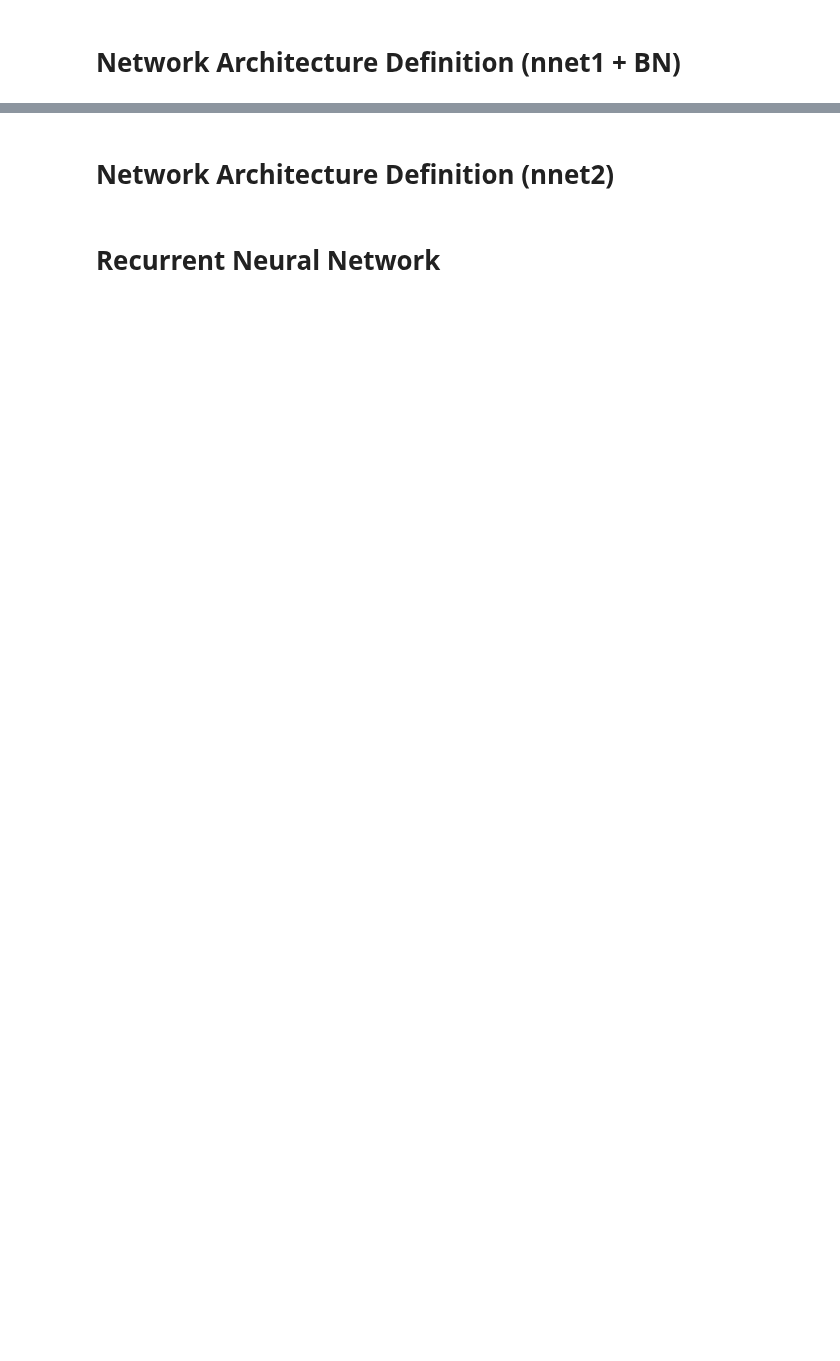
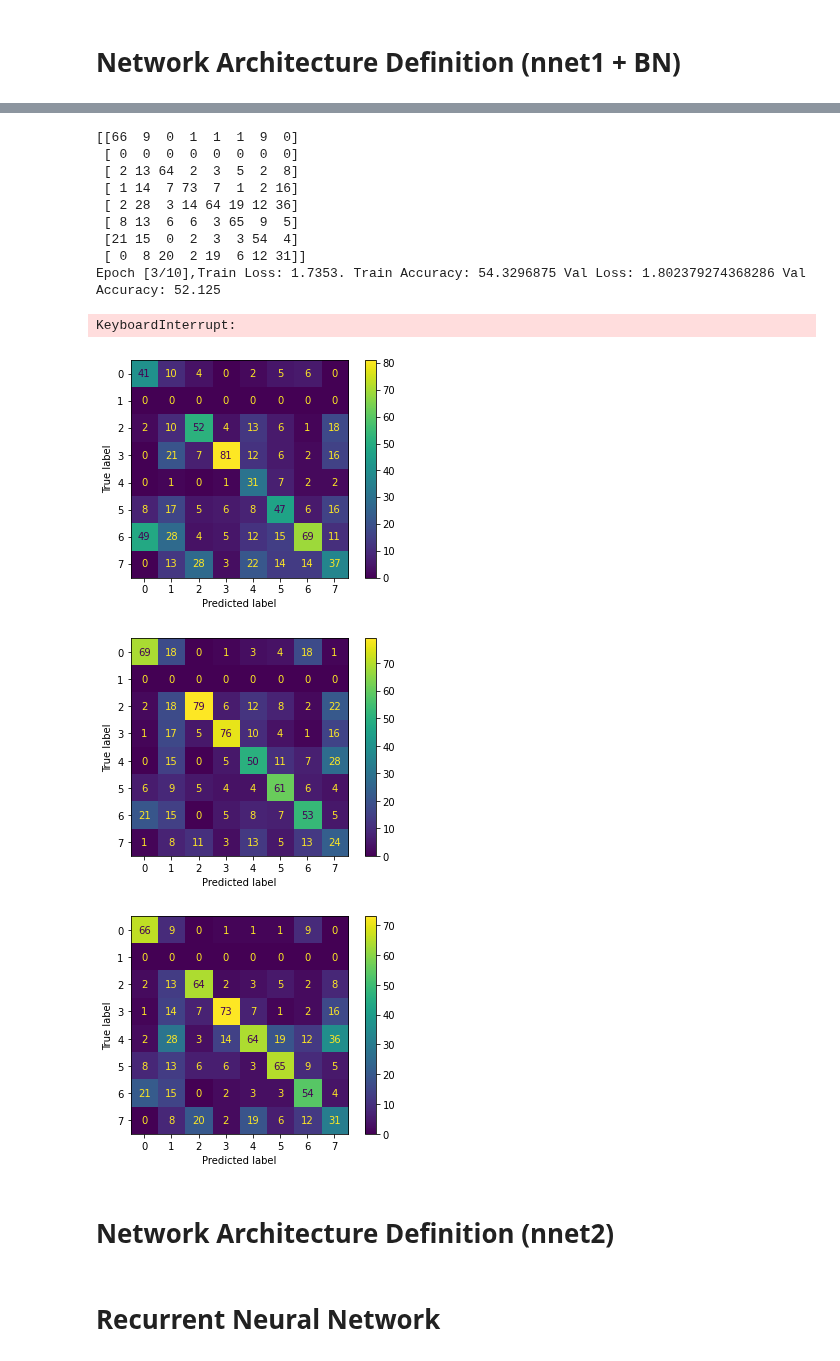
Before and after one commit to davidecolussi/NN_music_genre_recognition, a Jupyter notebook: Networks.ipynb, the cells around one changed output, grey strips where cells are left out. Drawn from its saved outputs; the diff is of its cells as text; code cells hidden in the pictures; blank space fills up the shorter version.

Commit message:
Fixed voting based evaluation

```diff
--- a/Networks.ipynb
+++ b/Networks.ipynb
@@ -231,28 +231,38 @@ def test(model, validation_dataset, Y_validation):
     #Stop parameters learning
     model.eval()
 
-    validation_loader = torch.utils.data.DataLoader(validation_dataset)
+    validation_loader = torch.utils.data.DataLoader(validation_dataset, batch_size=10)
     criterion = nn.CrossEntropyLoss()
     correct = 0
     total = 0
     total_loss = 0
+    confusion_matrix = np.zeros((8,8 ), dtype=int)
+
 
     with torch.no_grad():
         for inputs, labels in validation_loader:
-
+            #print("Inputs:",inputs,"size:",inputs.size())
+            #print("Labels:",labels,"size:",labels.size())
             inputs=inputs.unsqueeze(1)
             #predict label
             outputs = model(inputs)
+            #print("Outputs:",outputs,"size:",outputs.size())
             #compute loss
             loss = criterion(outputs, labels)
             total_loss += loss.item()
-            _, predicted = torch.max(outputs.data, 1)
-            total += labels.size(0)
-            correct += (predicted == labels).sum().item()
+            voting=outputs.mean(dim=0)
+            #print("Voting:",voting,"size:",voting.size())
 
+            predicted= torch.argmax(voting)
+            #print("winning class",predicted)
+            correct += (predicted == labels[0])
+            confusion_matrix[predicted][labels[0]]+=1
 
-    accuracy = correct / total
-    average_loss = total_loss / len(validation_loader)
+    cm=ConfusionMatrixDisplay(confusion_matrix=confusion_matrix)
+    cm.plot()
+    print(confusion_matrix)
+    accuracy = 100*correct / 800
+    average_loss = total_loss / 800
     model.train()
     return accuracy, average_loss
 # %%
@@ -399,6 +412,7 @@ class NNet1_BN(nn.Module):
         self.conv1 = nn.Conv2d(1, 128, kernel_size=(4, 513), stride=(1, 513))
         self.bn1 = nn.BatchNorm2d(128)
         self.relu = nn.ReLU()
+
         self.maxpool1 = nn.MaxPool2d(kernel_size=(2, 1))
         self.conv2 = nn.Conv2d(128, 128, kernel_size=(4, 1), stride=(1, 513))
         self.bn2 = nn.BatchNorm2d(128)
@@ -408,7 +422,7 @@ class NNet1_BN(nn.Module):
         self.avgpool = nn.AvgPool2d(kernel_size=(26, 1))
         self.maxpool = nn.MaxPool2d(kernel_size=(26, 1))
         self.flatten = nn.Flatten()
-        self.dropout = nn.Dropout(0.2)
+        self.dropout = nn.Dropout(0.3)
         self.dense1 = nn.Linear(512, 300)
         self.bn4 = nn.BatchNorm1d(300)
         self.dense2 = nn.Linear(300, 150)
@@ -420,20 +434,23 @@ class NNet1_BN(nn.Module):
         x = self.conv1(x)
         x = self.bn1(x)
         x = self.relu(x)
+        x = self.dropout(x)
         x = self.maxpool1(x)
         x = self.conv2(x)
         x = self.bn2(x)
         x = self.relu(x)
+        x = self.dropout(x)
         x = self.maxpool2(x)
         x = self.conv3(x)
         x = self.bn3(x)
+        x = self.dropout(x)
         x_avg = self.avgpool(x)
         x_max = self.maxpool(x)
         x = torch.cat([x_avg, x_max], dim=1)
         x = self.flatten(x)
         x = self.dense1(x)
         x = self.bn4(x)
-        x = self.dropout(x)
+
         x = self.relu(x)
         x = self.dense2(x)
         x = self.bn5(x)
@@ -444,5 +461,5 @@ class NNet1_BN(nn.Module):
 # %%
 model_NNet1_BN = NNet1_BN()
 
-train_loss_list, train_acc_list, val_loss_list, val_acc_list =train(model_NNet1_BN, train_dataset, batch_size=128, num_epochs=50, learning_rate=0.0001)
+train_loss_list, train_acc_list, val_loss_list, val_acc_list =train(model_NNet1_BN, train_dataset, batch_size=128, num_epochs=10, learning_rate=0.0001)
 # %% [output]
@@ -450,2 +484,15 @@ KeyboardInterrupt:
+[[66  9  0  1  1  1  9  0]
+ [ 0  0  0  0  0  0  0  0]
+ [ 2 13 64  2  3  5  2  8]
+ [ 1 14  7 73  7  1  2 16]
+ [ 2 28  3 14 64 19 12 36]
+ [ 8 13  6  6  3 65  9  5]
+ [21 15  0  2  3  3 54  4]
+ [ 0  8 20  2 19  6 12 31]]
+Epoch [3/10],Train Loss: 1.7353. Train Accuracy: 54.3296875 Val Loss: 1.802379274368286 Val Accuracy: 52.125
+KeyboardInterrupt:
+[figure, added]
+[figure, added]
+[figure, added]
 # %% [markdown]
 # Network Architecture Definition (nnet2)
```
Also changed, not shown: parts of 13 cells of this notebook.
